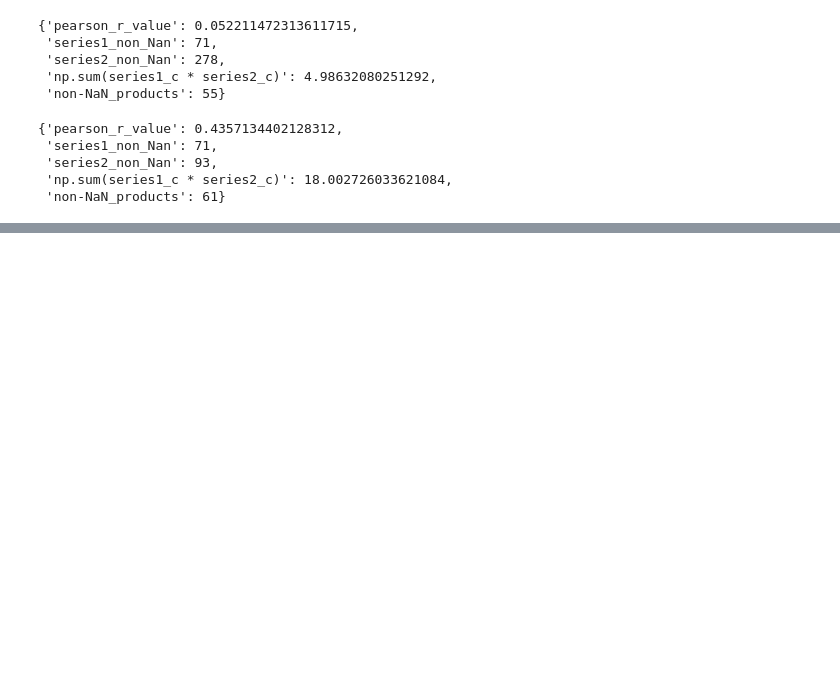
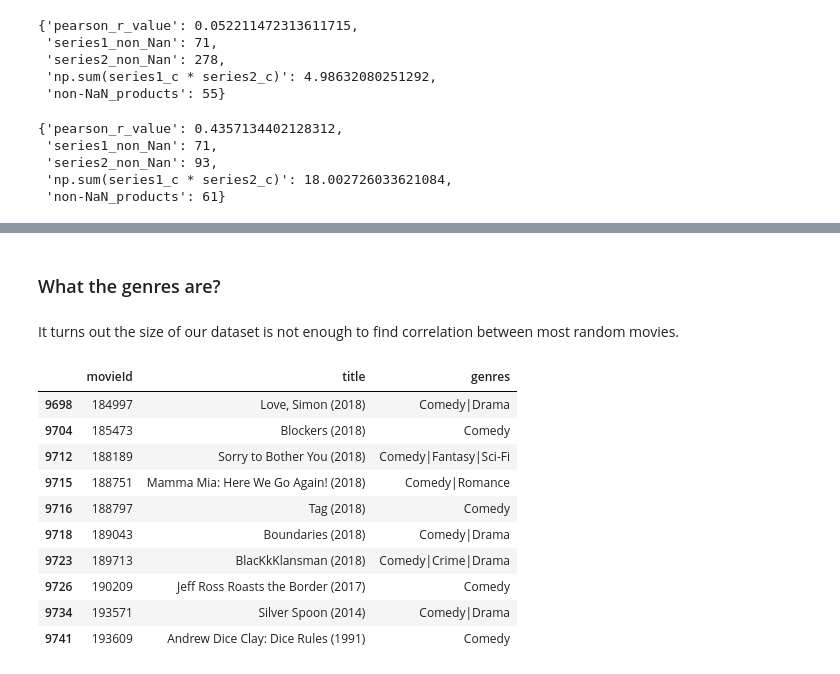
Before and after one commit to lepchenkov/Collaborative-Pearsons-R-Movie-Recommender, a Jupyter notebook: Pearsons_R_little_dataset.ipynb, the cells around one changed output, grey strips where cells are left out. Cells and saved outputs as stored; diff of their text form; code cells hidden in the pictures; blank space fills up the shorter version.

```diff
--- a/Pearsons_R_little_dataset.ipynb
+++ b/Pearsons_R_little_dataset.ipynb
@@ -170,0 +230,18 @@ pearson_r(matrix['Harry Potter and the Goblet of Fire (2005)'], matrix['Harry Po
+# %% [markdown]
+<h3>What the genres are?</h3>
+# %% [markdown]
+<p>It turns out the size of our dataset is not enough to find correlation between most random movies.</p>
+# %%
+movies[movies['genres'].str.match('Comedy')].tail(10)
+# %% [output]
+|  | movieId | title | genres |
+| 9698 | 184997 | Love, Simon (2018) | Comedy|Drama |
+| 9704 | 185473 | Blockers (2018) | Comedy |
+| 9712 | 188189 | Sorry to Bother You (2018) | Comedy|Fantasy|Sci-Fi |
+| 9715 | 188751 | Mamma Mia: Here We Go Again! (2018) | Comedy|Romance |
+| 9716 | 188797 | Tag (2018) | Comedy |
+| 9718 | 189043 | Boundaries (2018) | Comedy|Drama |
+| 9723 | 189713 | BlacKkKlansman (2018) | Comedy|Crime|Drama |
+| 9726 | 190209 | Jeff Ross Roasts the Border (2017) | Comedy |
+| 9734 | 193571 | Silver Spoon (2014) | Comedy|Drama |
+| 9741 | 193609 | Andrew Dice Clay: Dice Rules (1991) | Comedy |
```
Also changed, not shown: parts of 14 cells of this notebook.
